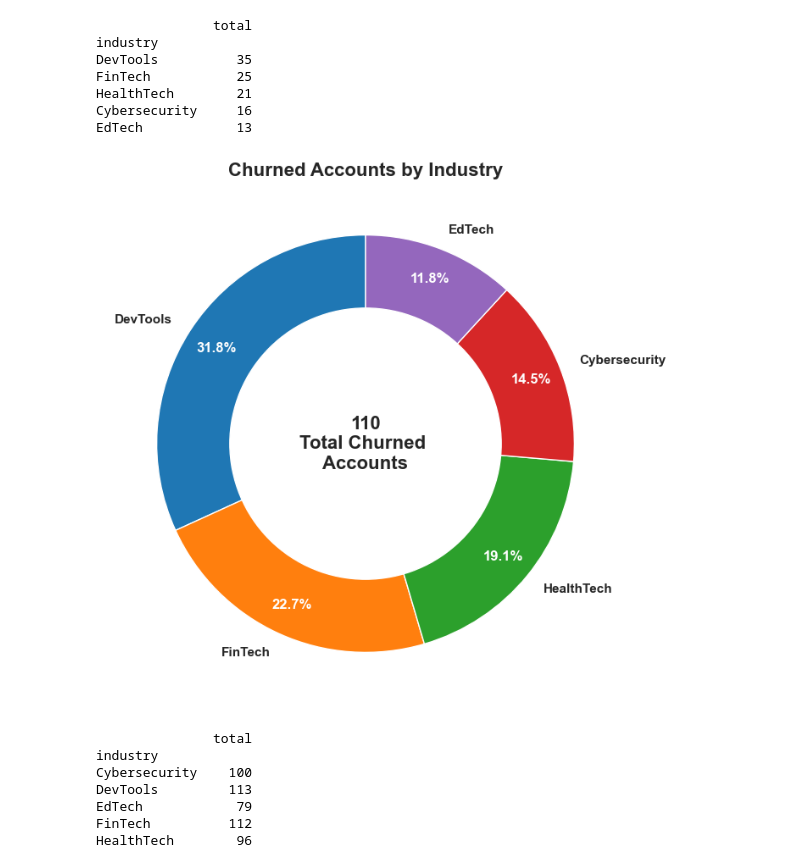
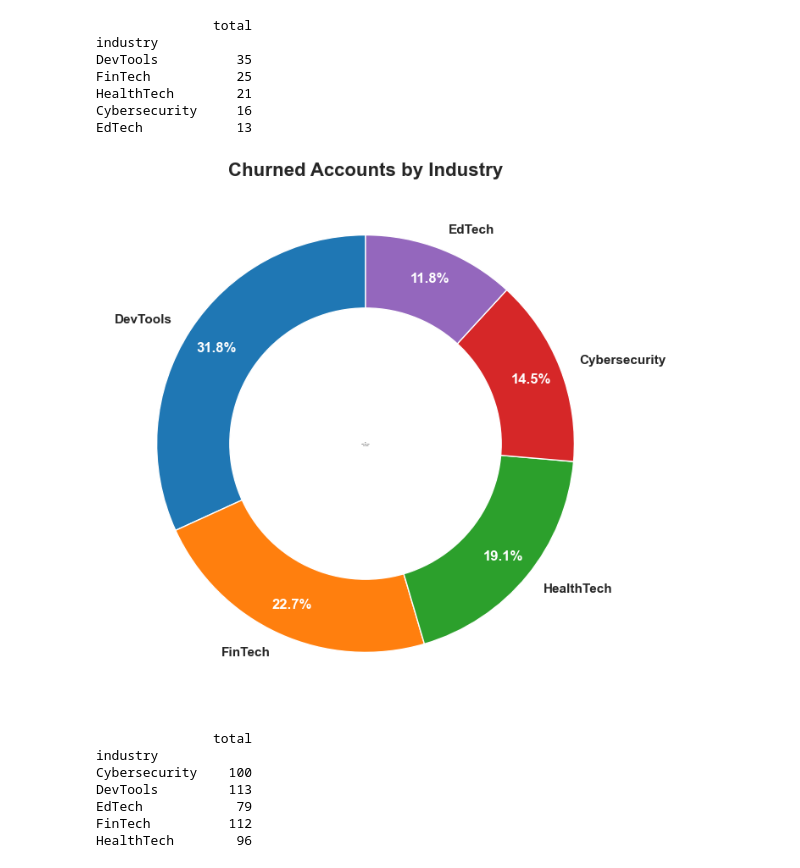
Before and after one commit to christianrm0821/saas-churn-analysis, a Jupyter notebook: saas_case_study/saas_case_study.ipynb, the cells around one changed output. Saved outputs shown, nothing was run; the diff lists cells and outputs as text; code cells hidden in the pictures.

```diff
--- a/saas_case_study/saas_case_study.ipynb
+++ b/saas_case_study/saas_case_study.ipynb
@@ -373,35 +445,35 @@ fig,ax = plt.subplots(figsize=(8,8))
 
 #creating a pie chart for the account and industry churn rates
 wedges, texts, autotexts = ax.pie(
     churned_accounts_by_industry['total'],
     labels = churned_accounts_by_industry.index,
     autopct ='%1.1f%%',
     startangle=90,
     pctdistance=0.85
 )
 
 #making industry percentages more visible
 for autotext in autotexts:
     autotext.set_fontsize(12)
     autotext.set_color('white')
     autotext.set_fontweight('bold')
 
 #making industry names more visible
 for text in texts:
     text.set_fontsize(11)
     text.set_fontweight('bold')
 
 #making pie chart into donut chart
 ax.set_title('Churned Accounts by Industry', fontsize = 16, fontweight = 'bold')
 center_circle = plt.Circle((0,0),0.65, fc = 'white')
 ax.add_artist(center_circle)
 
 #adding text ot center
-ax.text(0,0, f'110\nTotal Churned \nAccounts', ha='center', va = 'center', fontsize = 16, fontweight= 'bold')
+ax.text(0,0, f'110\nTotal Churned \nAccounts', ha='center', va = 'center', fontsize = 1, fontweight= 'bold')
 
 plt.show()
 # %% [output]
-[figure, old version]
+[figure, new version]
 # %%
 #get the total number of accounts by industry
 total_accounts_by_industry = account.groupby('industry')['account_id'].agg(total = 'count')
```
Also changed, not shown: parts of 24 cells of this notebook.
